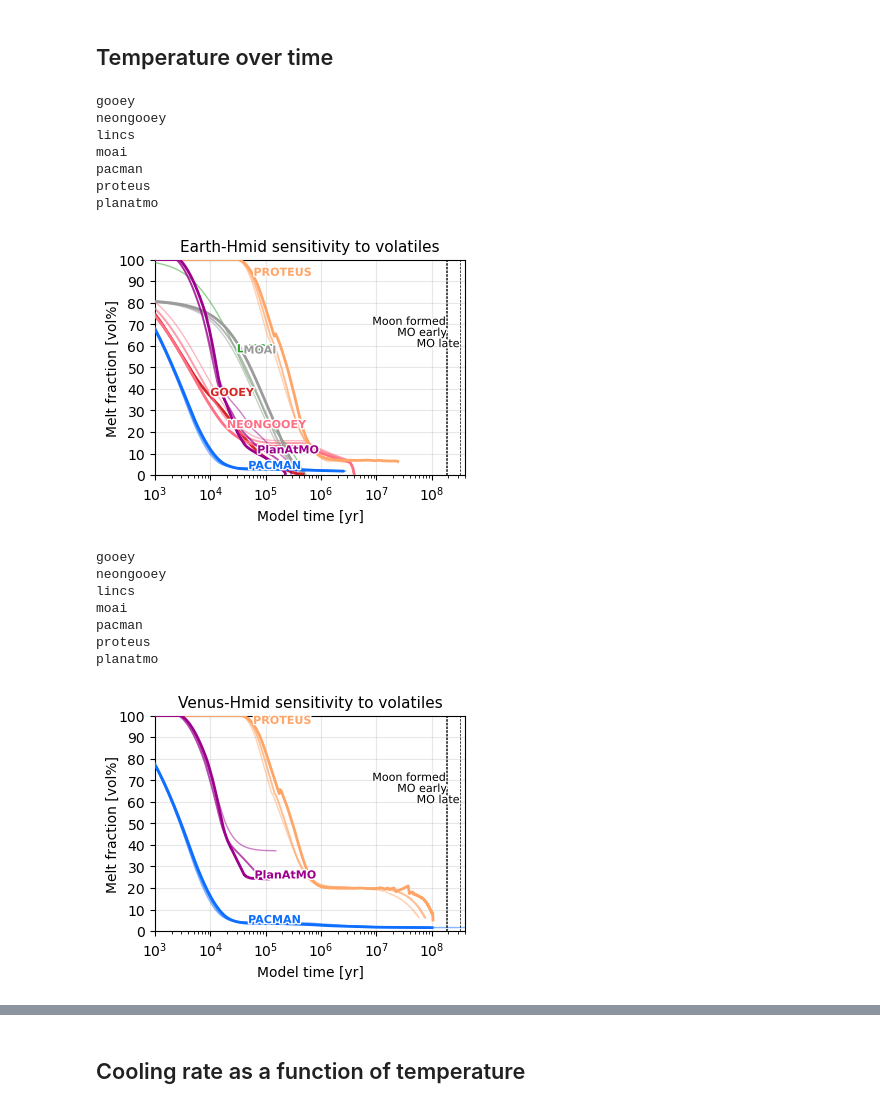
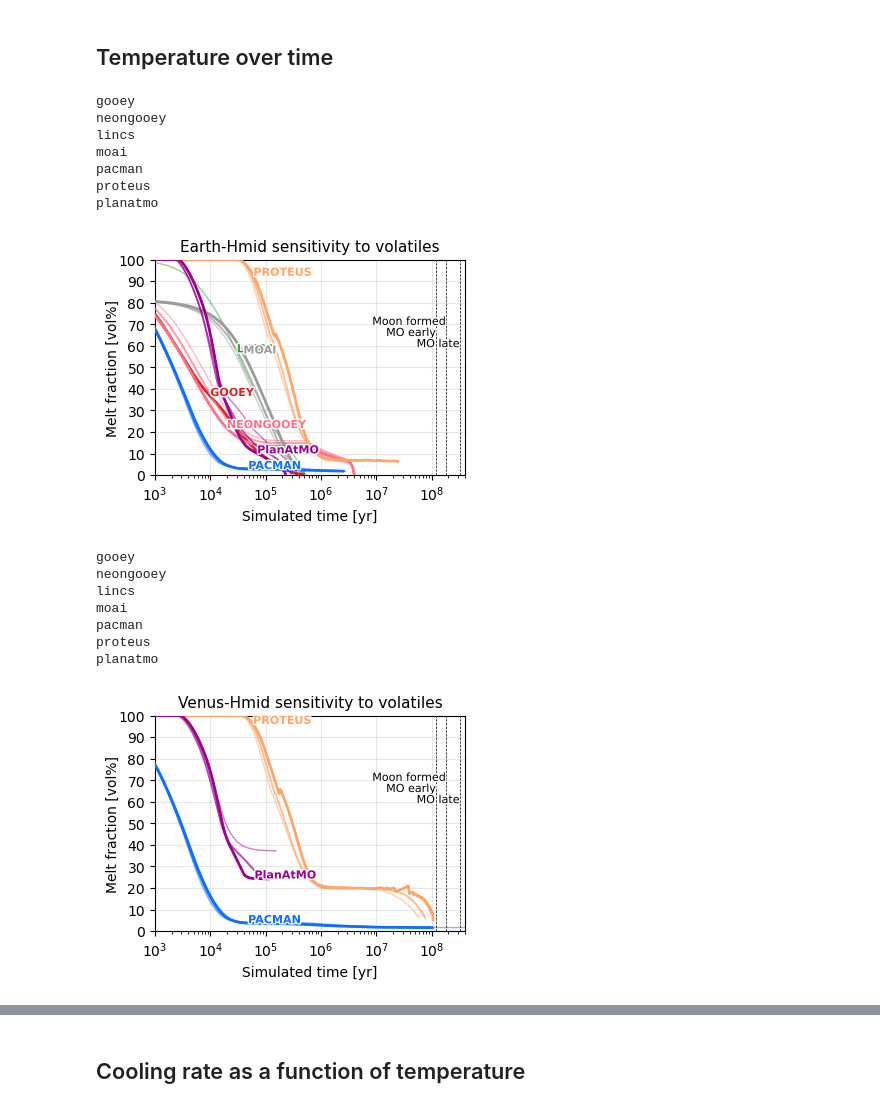
Before and after one commit to lena-noack/chili, a Jupyter notebook: intercomparison/analysis_solarsystem/compare.ipynb, the cells around one changed output, grey strips where cells are left out. Cells and saved outputs as stored; diff of their text form; code cells hidden in the pictures.

```diff
--- a/intercomparison/analysis_solarsystem/compare.ipynb
+++ b/intercomparison/analysis_solarsystem/compare.ipynb
@@ -30,7 +30,7 @@ ages_Ga = {
     "CAI":              4.57, #  https://www.nature.com/articles/nature03882
     "Earth formed":     4.54, #  https://www.lyellcollection.org/doi/abs/10.1144/GSL.SP.2001.190.01.14
     "Moon formed":      4.34, #  https://onlinelibrary.wiley.com/doi/10.1111/maps.12373
-    "MO early":         4.33, #  https://www.sciencedirect.com/science/article/pii/S0012821X05002773?via%3Dihub
+    "MO early":         4.40, #  https://www.sciencedirect.com/science/article/pii/S0012821X05002773?via%3Dihub
     "MO late" :         4.20, #  https://www.science.org/doi/10.1126/science.ads8461
     "GOE early":        2.5,  #  https://link.springer.com/chapter/10.1007/978-3-030-16057-9_5
     "GOE late" :        2.2,  #  https://link.springer.com/chapter/10.1007/978-3-030-16057-9_5
@@ -232,36 +232,36 @@ def plot_phi_evo(planet):
     ax.axvline(x=0, color="k", ls="-", lw=0.5)
 
     ax.set_xscale("log")
-    ax.set_xlabel("Model time [yr]")
+    ax.set_xlabel("Simulated time [yr]")
     ax.set_xlim(left=time_min, right=xmax)
 
     ax.set_ylabel(get_label("phi(vol_pct)"), labelpad=-1)
     ax.set_ylim(0, 100)
     ax.yaxis.set_major_locator(mpl.ticker.MultipleLocator(10))
 
 
     ax.grid(alpha=0.3, zorder=-2)
 
     # legend of models
     # ax.legend(loc='upper left', bbox_to_anchor=(0, -0.2), ncols=4, frameon=False, handletextpad=0.5)
 
     title = get_label(planet) + "-" + '-'.join(controls) + " sensitivity to volatiles"
     ax.set_title(title, fontsize=11)
 
     plt.show()
     fig.savefig(f"out/phi_evo_{planet}.{EXT}", bbox_inches='tight', dpi=DPI)
 
 plot_phi_evo("earth")
 plot_phi_evo("venus")
 # %% [output]
 gooey
 neongooey
 lincs
 moai
 pacman
 proteus
 planatmo
-[figure, old version]
+[figure, new version]
 gooey
 neongooey
 lincs
@@ -269,7 +269,7 @@ moai
 pacman
 proteus
 planatmo
-[figure, old version]
+[figure, new version]
 # %%
 def plot_cooling_time_bars(planet, phi):
 
```
Also changed, not shown: parts of 7 cells of this notebook, 1 other file.
